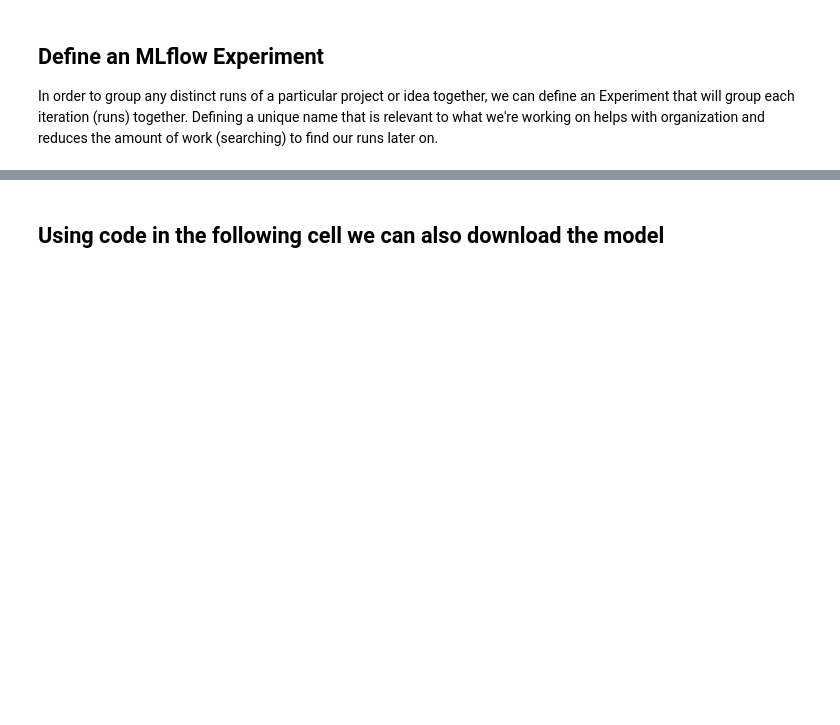
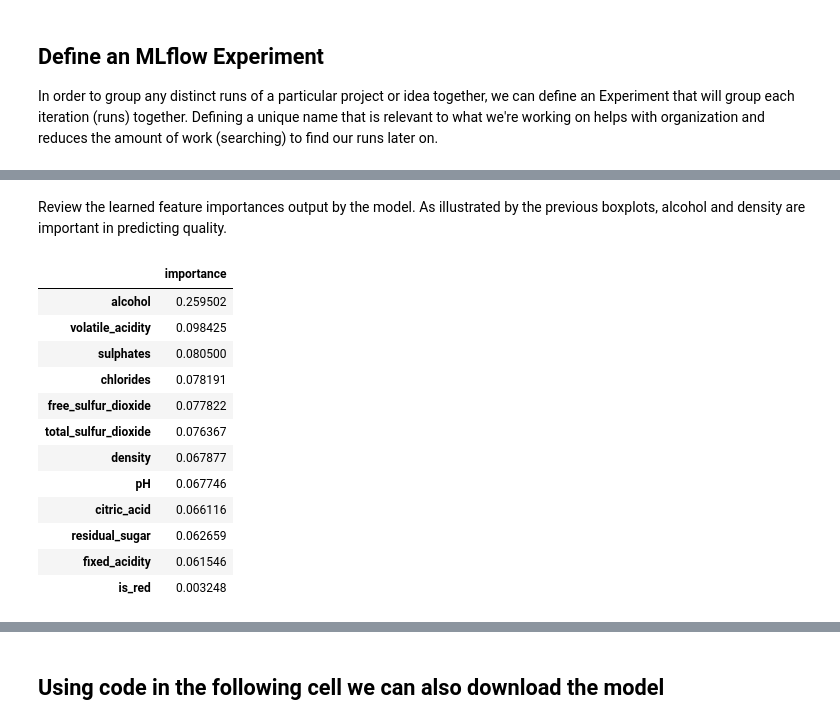
Before and after one commit to Giorgi2222/MLflow, a Jupyter notebook: tracking_quickstart.ipynb, the cells around one changed output, grey strips where cells are left out. Saved outputs shown, nothing was run; the diff lists cells and outputs as text; code cells hidden in the pictures; blank space fills up the shorter version.

```diff
--- a/tracking_quickstart.ipynb
+++ b/tracking_quickstart.ipynb
@@ -73,5 +154,3 @@ accuracy = accuracy_score(y_test, y_pred)
 
 In order to group any distinct runs of a particular project or idea together, we can define an Experiment that will group each iteration (runs) together.
 Defining a unique name that is relevant to what we're working on helps with organization and reduces the amount of work (searching) to find our runs later on.
-# %%
-mlflow.set_experiment("MLflow Quickstart")
@@ -84,23 +156,0 @@ In order to record our model and the hyperparameters that were used when fitting
-# %%
-# Start an MLflow run
-with mlflow.start_run():
-    # Log the hyperparameters
-    mlflow.log_params(params)
-
-    # Log the loss metric
-    mlflow.log_metric("accuracy", accuracy)
-
-    # Set a tag that we can use to remind ourselves what this run was for
-    mlflow.set_tag("Training Info", "Basic LR model for iris data")
-
-    # Infer the model signature
-    signature = infer_signature(X_train, lr.predict(X_train))
-
-    # Log the model
-    model_info = mlflow.sklearn.log_model(
-        sk_model=lr,
-        artifact_path="iris_model",
-        signature=signature,
-        input_example=X_train,
-        registered_model_name="tracking-quickstart",
-    )
@@ -117,2 +156,0 @@ Although we can load our model back as a native scikit-learn format with `mlflow
-# %%
-loaded_model = mlflow.pyfunc.load_model(model_info.model_uri)
@@ -141,0 +157,3 @@ result[:4]
+# %%
+mlflow.create_experiment("Hyperparameter Tuning")
+mlflow.set_experiment("Hyperparameter Tuning")
@@ -141,0 +221,19 @@ result[:4]
+# %% [markdown]
+Review the learned feature importances output by the model. As illustrated by the previous boxplots, alcohol and density are important in predicting quality.
+# %%
+feature_importances = pd.DataFrame(model.feature_importances_, index=X_train.columns.tolist(), columns=['importance'])
+feature_importances.sort_values('importance', ascending=False)
+# %% [output]
+|  | importance |
+| alcohol | 0.259502 |
+| volatile_acidity | 0.098425 |
+| sulphates | 0.080500 |
+| chlorides | 0.078191 |
+| free_sulfur_dioxide | 0.077822 |
+| total_sulfur_dioxide | 0.076367 |
+| density | 0.067877 |
+| pH | 0.067746 |
+| citric_acid | 0.066116 |
+| residual_sugar | 0.062659 |
+| fixed_acidity | 0.061546 |
+| is_red | 0.003248 |
```
Also changed, not shown: parts of 35 cells of this notebook.
